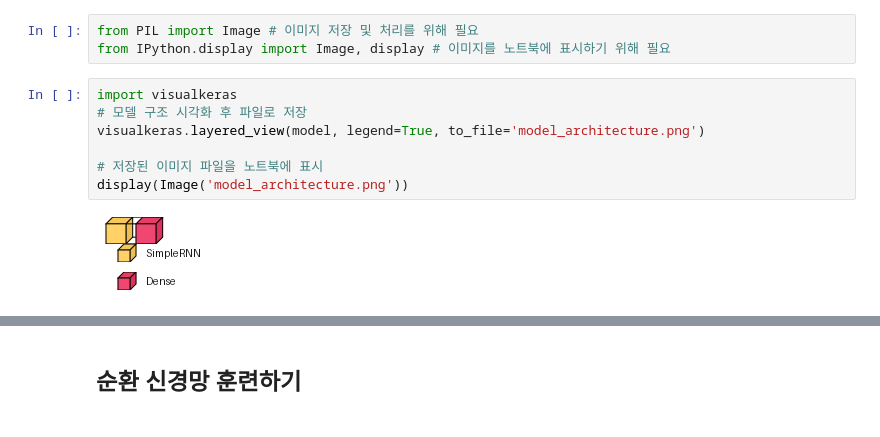
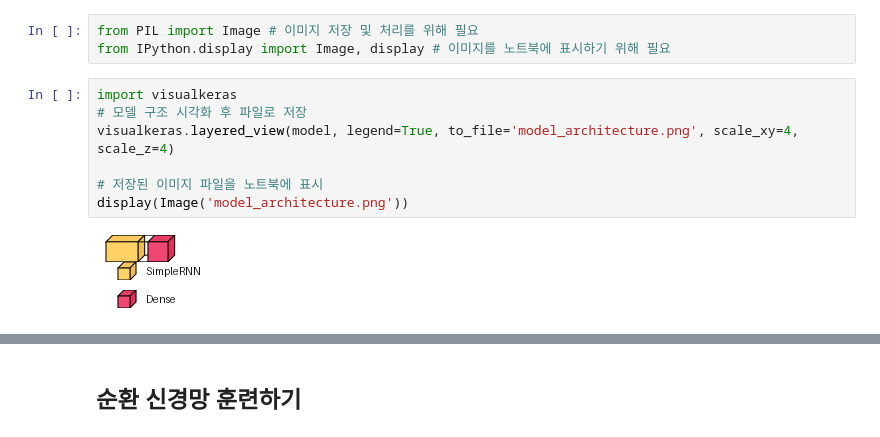
Before and after one commit to keehyun2/TestPy, a Jupyter notebook: colab/9-2-v1.ipynb, the cells around one changed output, grey strips where cells are left out. Cells and saved outputs as stored; diff of their text form.

```diff
--- a/colab/9-2-v1.ipynb
+++ b/colab/9-2-v1.ipynb
@@ -201,9 +204,9 @@ from IPython.display import Image, display # 이미지를 노트북에 표시하
 # %%
 import visualkeras
 # 모델 구조 시각화 후 파일로 저장
-visualkeras.layered_view(model, legend=True, to_file='model_architecture.png')
+visualkeras.layered_view(model, legend=True, to_file='model_architecture.png', scale_xy=4, scale_z=4)
 
 # 저장된 이미지 파일을 노트북에 표시
 display(Image('model_architecture.png'))
 # %% [output]
-[figure, old version]
+[figure, new version]
```
Also changed, not shown: parts of 19 cells of this notebook.
